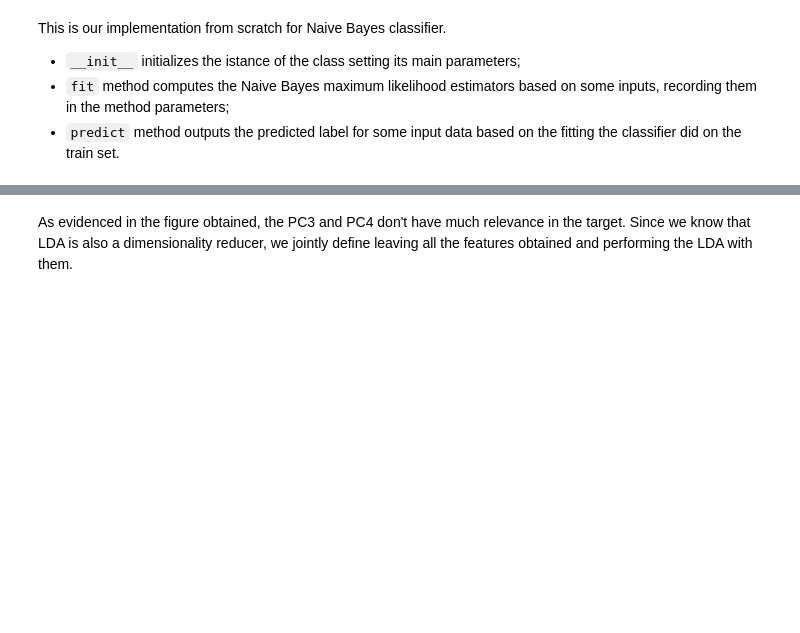
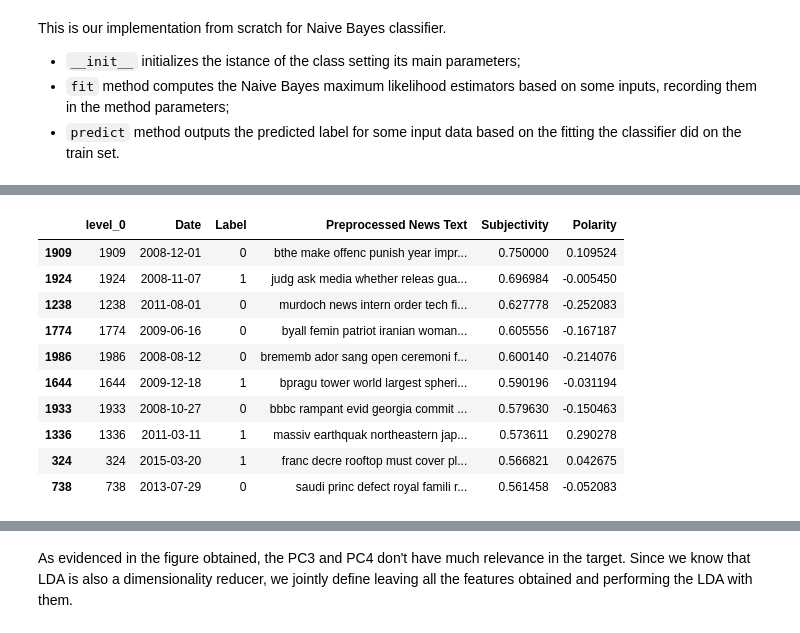
Before and after one commit to LeoDiNino97/FDS_final_project, a Jupyter notebook: Project_report.ipynb, the cells around one changed output, grey strips where cells are left out. Cells and saved outputs as stored; diff of their text form; code cells hidden in the pictures; blank space fills up the shorter version.

```diff
--- a/Project_report.ipynb
+++ b/Project_report.ipynb
@@ -648,0 +761,14 @@ class NBCL:
+# %%
+final_dataset_text.sort_values(by="Subjectivity", ascending=False).head(10)
+# %% [output]
+|  | level_0 | Date | Label | Preprocessed News Text | Subjectivity | Polarity |
+| 1909 | 1909 | 2008-12-01 | 0 | bthe make offenc punish year impr... | 0.750000 | 0.109524 |
+| 1924 | 1924 | 2008-11-07 | 1 | judg ask media whether releas gua... | 0.696984 | -0.005450 |
+| 1238 | 1238 | 2011-08-01 | 0 | murdoch news intern order tech fi... | 0.627778 | -0.252083 |
+| 1774 | 1774 | 2009-06-16 | 0 | byall femin patriot iranian woman... | 0.605556 | -0.167187 |
+| 1986 | 1986 | 2008-08-12 | 0 | brememb ador sang open ceremoni f... | 0.600140 | -0.214076 |
+| 1644 | 1644 | 2009-12-18 | 1 | bpragu tower world largest spheri... | 0.590196 | -0.031194 |
+| 1933 | 1933 | 2008-10-27 | 0 | bbbc rampant evid georgia commit ... | 0.579630 | -0.150463 |
+| 1336 | 1336 | 2011-03-11 | 1 | massiv earthquak northeastern jap... | 0.573611 | 0.290278 |
+| 324 | 324 | 2015-03-20 | 1 | franc decre rooftop must cover pl... | 0.566821 | 0.042675 |
+| 738 | 738 | 2013-07-29 | 0 | saudi princ defect royal famili r... | 0.561458 | -0.052083 |
```
Also changed, not shown: parts of 61 cells of this notebook.
